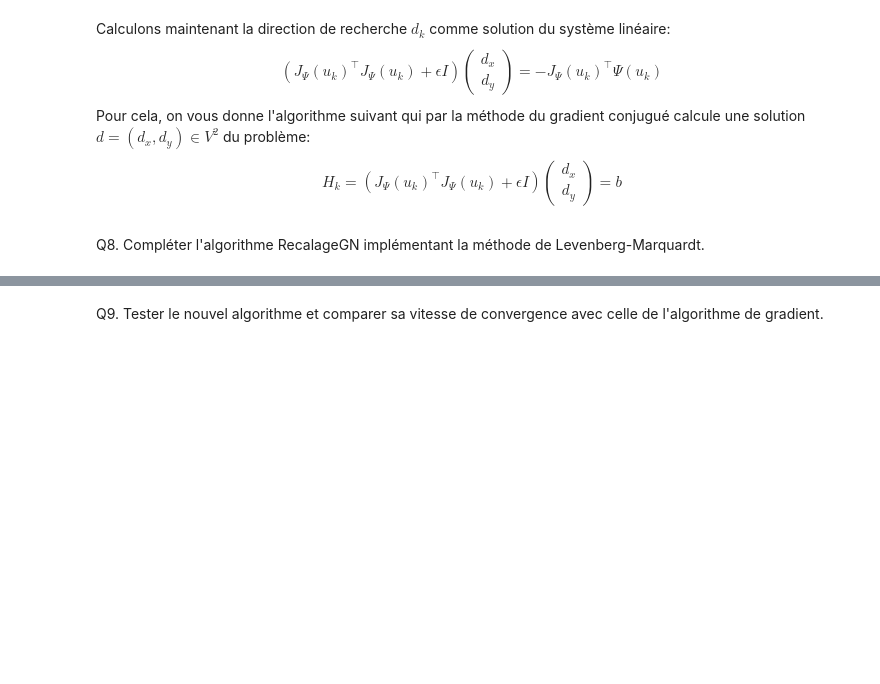
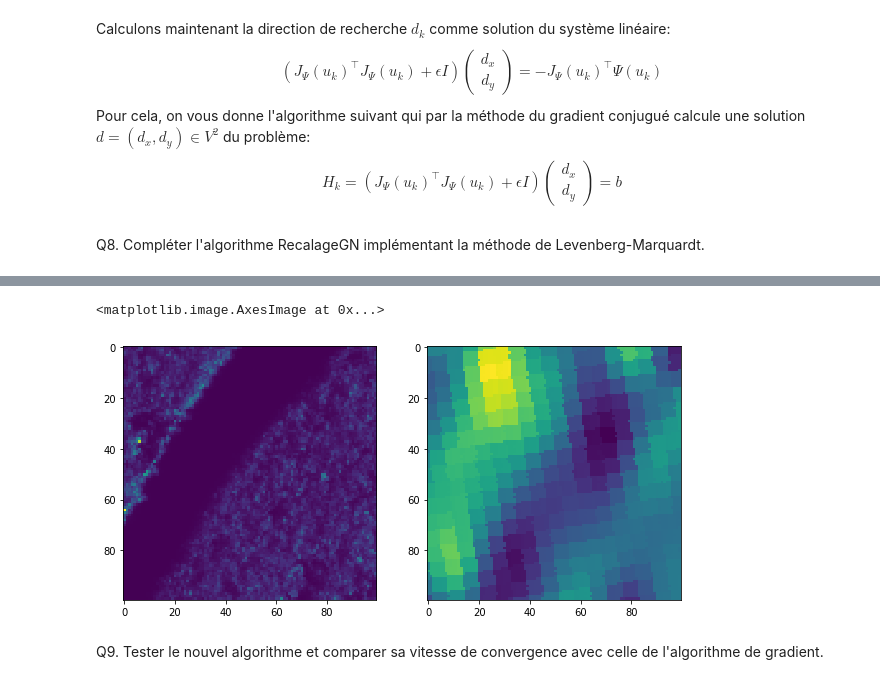
Before and after one commit to YamSok/CESBIO_BIOMASS, a Jupyter notebook: TP_Recalage3.ipynb, the cells around one changed output, grey strips where cells are left out. Saved outputs shown, nothing was run; the diff lists cells and outputs as text; code cells hidden in the pictures; blank space fills up the shorter version.

```diff
--- a/TP_Recalage3.ipynb
+++ b/TP_Recalage3.ipynb
@@ -417,3 +430,18 @@ def RecalageGN(f,g,lamb,mu,nitermax,stepini,epsi) :
+# %%
+b2_small = np.copy(b2[1000:1100,10:110])
+b1_small = np.copy(b1[1000:1100,10:110])
+
+b2_smallf = gaussianFilter(b2_small,1)
+b1_smallf = gaussianFilter(b1_small,1)
+
+#b2_smallfr = np.roll(b2_smallf,0,axis=0)
+
+fig,ax = plt.subplots(1,2,figsize=(10,6))
+ax[0].imshow(b2_smallf)
+ax[1].imshow(b1_smallf)
+# %% [output]
+<matplotlib.image.AxesImage at 0x...>
+[figure, added]
 # %% [markdown]
 Q9. Tester le nouvel algorithme et comparer sa vitesse de convergence avec celle de l'algorithme de gradient.
 # %%
```
Also changed, not shown: parts of 12 cells of this notebook.
